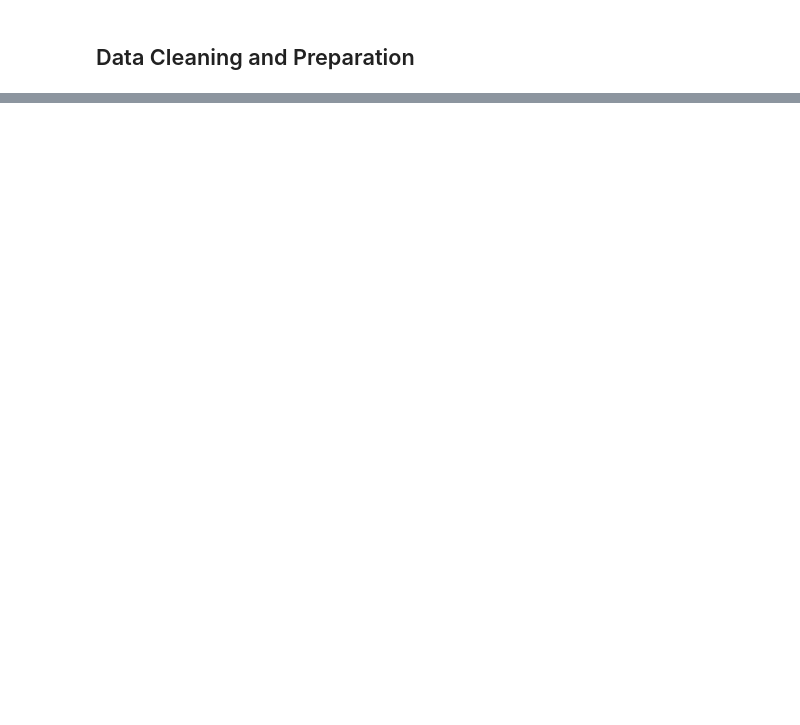
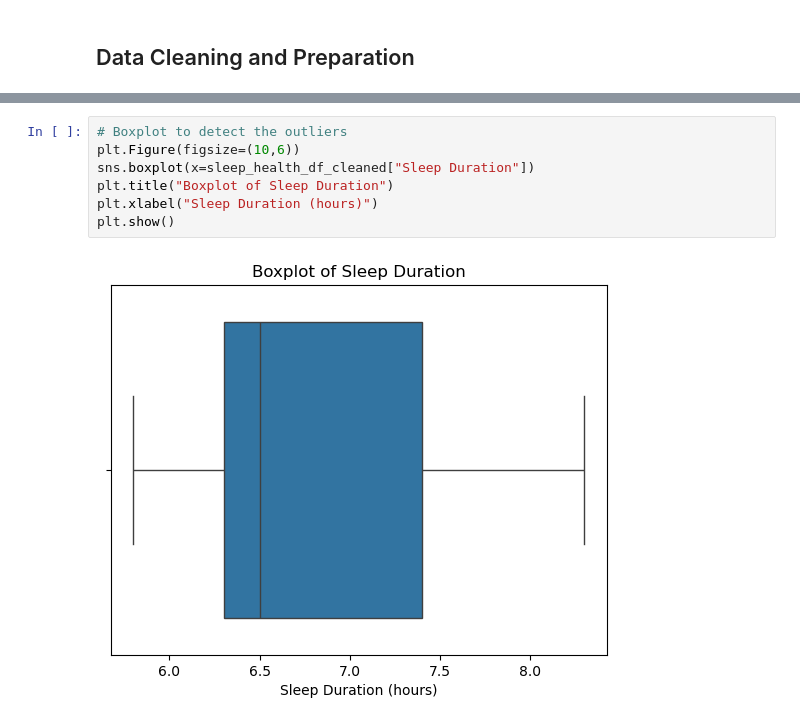
Before and after one commit to jananaum7/Sleep-Health-Lifestyle, a Jupyter notebook: Sleep_health_and_lifestyle_dataset.ipynb, the cells around one changed output, grey strips where cells are left out. Cells and saved outputs as stored; diff of their text form; blank space fills up the shorter version.

```diff
--- a/Sleep_health_and_lifestyle_dataset.ipynb
+++ b/Sleep_health_and_lifestyle_dataset.ipynb
@@ -41,0 +87,9 @@ TypeError: Cannot convert [nan nan nan 'Sleep Apnea' 'Sleep Apnea' 'Insomnia' 'I
+# %%
+# Boxplot to detect the outliers
+plt.Figure(figsize=(10,6))
+sns.boxplot(x=sleep_health_df_cleaned["Sleep Duration"])
+plt.title("Boxplot of Sleep Duration")
+plt.xlabel("Sleep Duration (hours)")
+plt.show()
+# %% [output]
+[figure, added]
```
Also changed, not shown: parts of 16 cells of this notebook, 2 other files.
